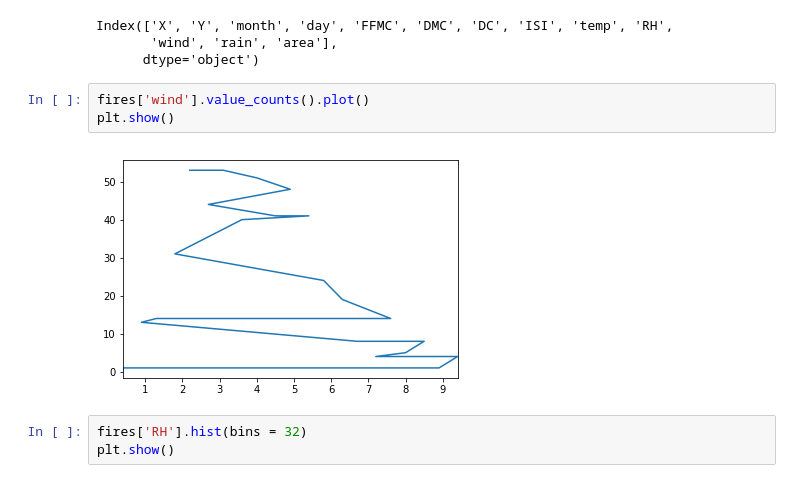
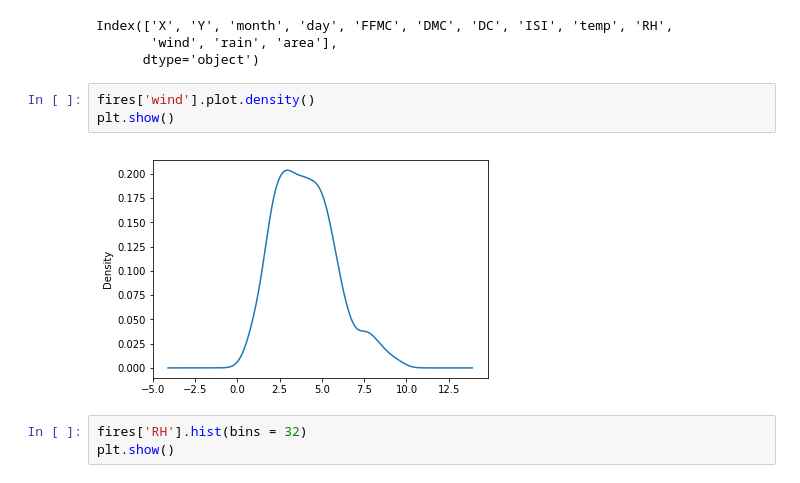
Before and after one commit to johnwesleyharding/DS-Unit-1-Sprint-1-Data-Wrangling-and-Storytelling, a Jupyter notebook: JWH_LS_DS_111_Exploratory_Data_Analysis.ipynb, the cells around one changed output. Cells and saved outputs as stored; diff of their text form.

```diff
--- a/JWH_LS_DS_111_Exploratory_Data_Analysis.ipynb
+++ b/JWH_LS_DS_111_Exploratory_Data_Analysis.ipynb
@@ -253,10 +258,10 @@ Index(['X', 'Y', 'month', 'day', 'FFMC', 'DMC', 'DC', 'ISI', 'temp', 'RH',
        'wind', 'rain', 'area'],
       dtype='object')
 # %%
-fires['wind'].value_counts().plot()
+fires['wind'].plot.density()
 plt.show()
 # %% [output]
-[figure, old version]
+[figure, new version]
 # %%
 fires['RH'].hist(bins = 32)
 plt.show()
```
Also changed, not shown: parts of 5 cells of this notebook.
